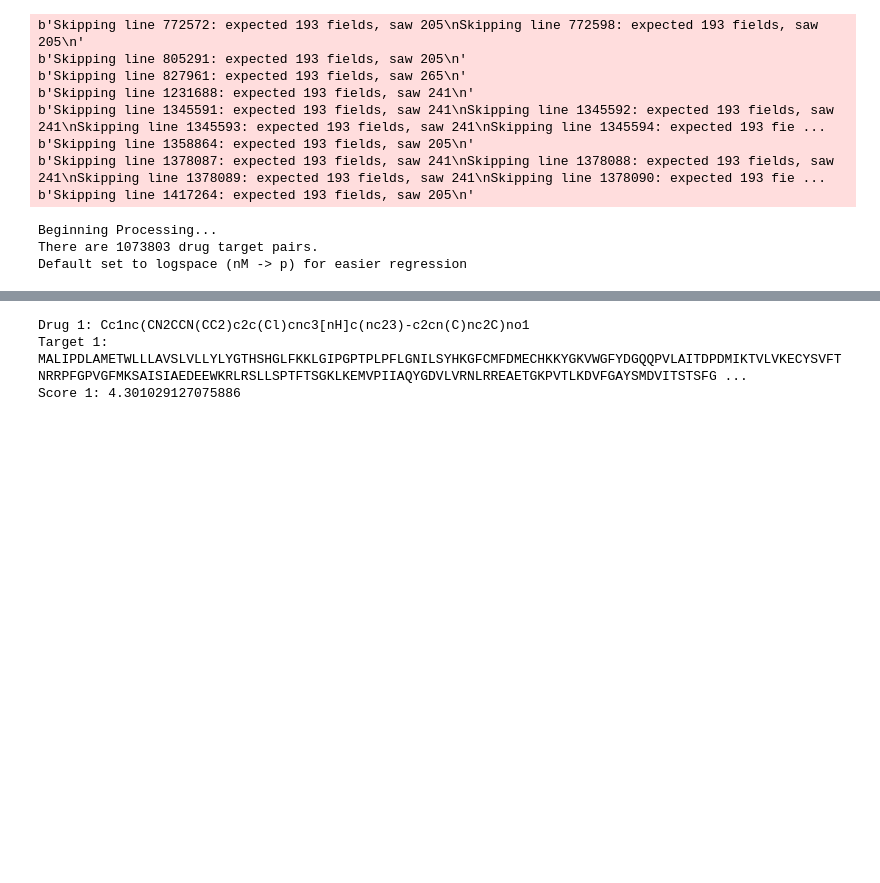
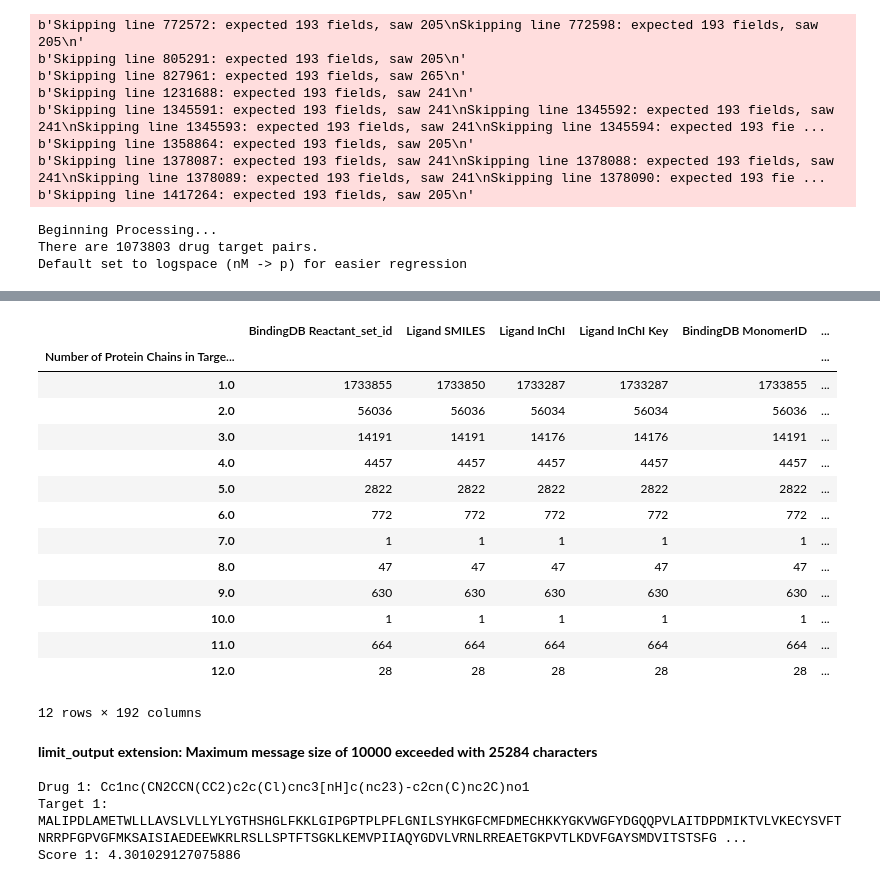
Before and after one commit to jchartove/DeepPurpose-omic, a Jupyter notebook: new_model.ipynb, the cells around one changed output, grey strips where cells are left out. Cells and saved outputs as stored; diff of their text form; code cells hidden in the pictures; blank space fills up the shorter version.

```diff
--- a/new_model.ipynb
+++ b/new_model.ipynb
@@ -19,3 +19,7 @@ b'Skipping line 1417264: expected 193 fields, saw 205\n'
 Beginning Processing...
 There are 1073803 drug target pairs.
 Default set to logspace (nM -> p) for easier regression
+# %%
+import pandas as pd
+
+df = pd.read_csv(data_path, sep = '\t', error_bad_lines=False)
@@ -21,0 +45,21 @@ Default set to logspace (nM -> p) for easier regression
+# %%
+chaindf = df.groupby(by=['Number of Protein Chains in Target (>1 implies a multichain complex)']).count()
+# %%
+chaindf
+# %% [output]
+|  | BindingDB Reactant_set_id | Ligand SMILES | Ligand InChI | Ligand InChI Key | BindingDB MonomerID | ... |
+| Number of Protein Chains in Targe... |  |  |  |  |  | ... |
+| 1.0 | 1733855 | 1733850 | 1733287 | 1733287 | 1733855 | ... |
+| 2.0 | 56036 | 56036 | 56034 | 56034 | 56036 | ... |
+| 3.0 | 14191 | 14191 | 14176 | 14176 | 14191 | ... |
+| 4.0 | 4457 | 4457 | 4457 | 4457 | 4457 | ... |
+| 5.0 | 2822 | 2822 | 2822 | 2822 | 2822 | ... |
+| 6.0 | 772 | 772 | 772 | 772 | 772 | ... |
+| 7.0 | 1 | 1 | 1 | 1 | 1 | ... |
+| 8.0 | 47 | 47 | 47 | 47 | 47 | ... |
+| 9.0 | 630 | 630 | 630 | 630 | 630 | ... |
+| 10.0 | 1 | 1 | 1 | 1 | 1 | ... |
+| 11.0 | 664 | 664 | 664 | 664 | 664 | ... |
+| 12.0 | 28 | 28 | 28 | 28 | 28 | ... |
+12 rows × 192 columns
+limit_output extension: Maximum message size of 10000 exceeded with 25284 characters
```
Also changed, not shown: parts of 3 cells of this notebook, 3 other files.
